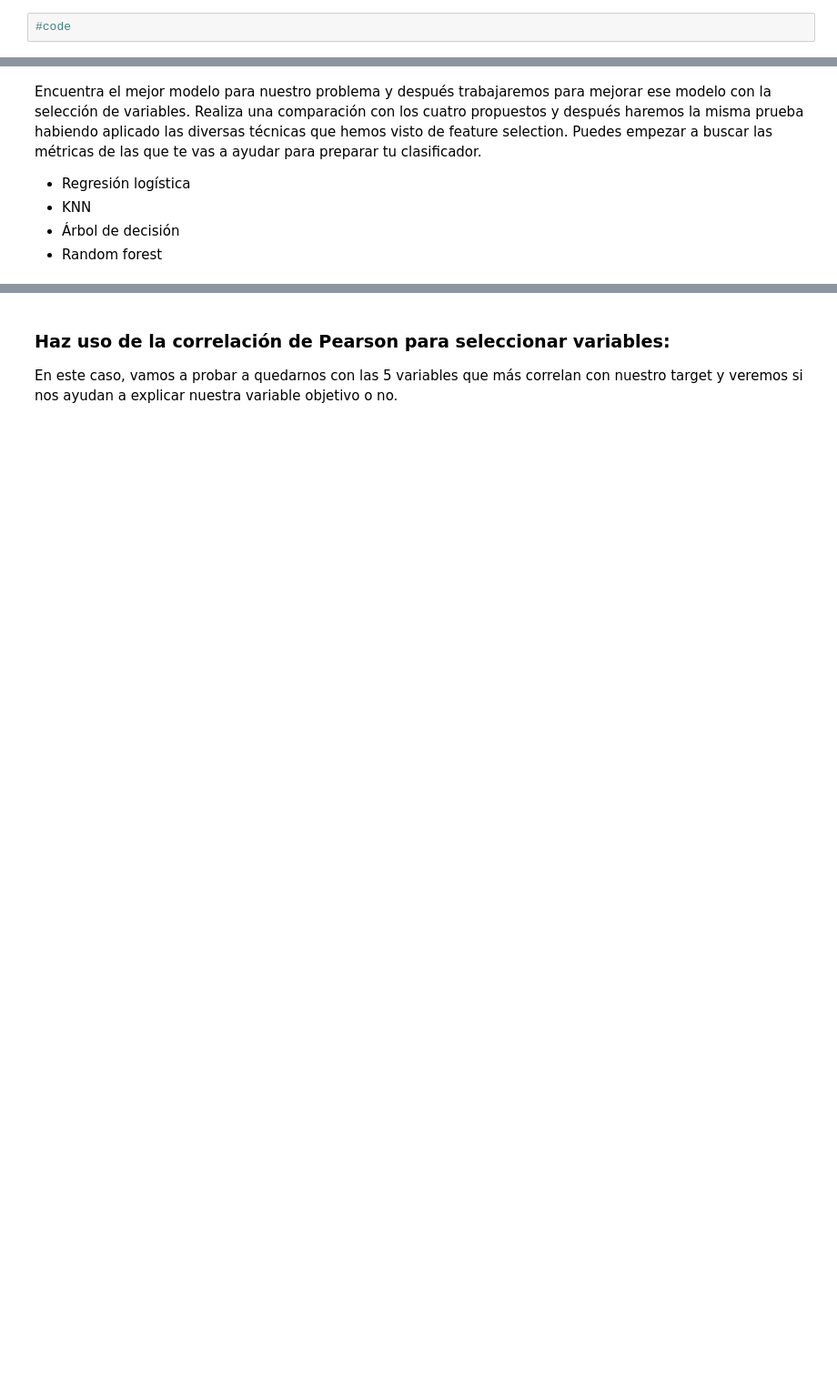
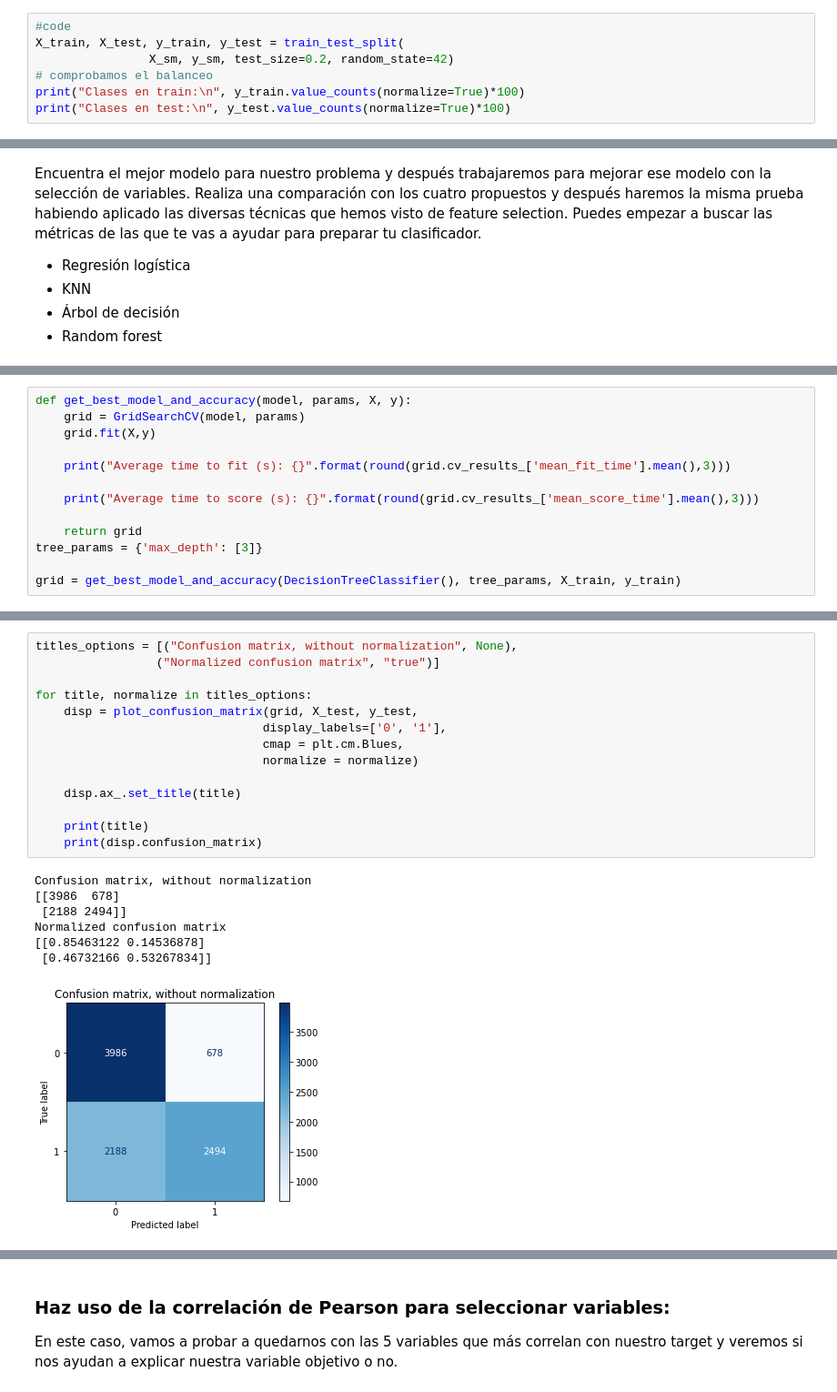
Before and after one commit to albertoromv/thebridge_ft_abr21, a Jupyter notebook: 3-Machine Learning/3-No supervisado/3- Feature Selection/Feature_selection_ejercicio.ipynb, the cells around one changed output, grey strips where cells are left out. Shown at 91% size. Cells and saved outputs as stored; diff of their text form; blank space fills up the shorter version.

```diff
--- a/3-Machine Learning/3-No supervisado/3- Feature Selection/Feature_selection_ejercicio.ipynb
+++ b/3-Machine Learning/3-No supervisado/3- Feature Selection/Feature_selection_ejercicio.ipynb
@@ -33,3 +155,8 @@ Obtén la X y la Y, así como tu set de train y test. Deja para el test un 20% d
 A continuación, realiza el preprocesado que consideres necesario. Puedes empezar a buscar las métricas de las que te vas a ayudar para preparar tu clasificador.
 # %%
 #code
+X_train, X_test, y_train, y_test = train_test_split(
+                X_sm, y_sm, test_size=0.2, random_state=42)
+# comprobamos el balanceo
+print("Clases en train:\n", y_train.value_counts(normalize=True)*100)
+print("Clases en test:\n", y_test.value_counts(normalize=True)*100)
@@ -44,0 +186,13 @@ Encuentra el mejor modelo para nuestro problema y después trabajaremos para mej
+# %%
+def get_best_model_and_accuracy(model, params, X, y):
+    grid = GridSearchCV(model, params)
+    grid.fit(X,y)
+
+    print("Average time to fit (s): {}".format(round(grid.cv_results_['mean_fit_time'].mean(),3)))
+
+    print("Average time to score (s): {}".format(round(grid.cv_results_['mean_score_time'].mean(),3)))
+
+    return grid
+tree_params = {'max_depth': [3]}
+
+grid = get_best_model_and_accuracy(DecisionTreeClassifier(), tree_params, X_train, y_train)
@@ -44,0 +234,22 @@ Encuentra el mejor modelo para nuestro problema y después trabajaremos para mej
+# %%
+titles_options = [("Confusion matrix, without normalization", None),
+                 ("Normalized confusion matrix", "true")]
+
+for title, normalize in titles_options:
+    disp = plot_confusion_matrix(grid, X_test, y_test,
+                                display_labels=['0', '1'],
+                                cmap = plt.cm.Blues,
+                                normalize = normalize)
+
+    disp.ax_.set_title(title)
+
+    print(title)
+    print(disp.confusion_matrix)
+# %% [output]
+Confusion matrix, without normalization
+[[3986  678]
+ [2188 2494]]
+Normalized confusion matrix
+[[0.85463122 0.14536878]
+ [0.46732166 0.53267834]]
+[figure, added]
```
Also changed, not shown: parts of 29 cells of this notebook, 2 other files.
